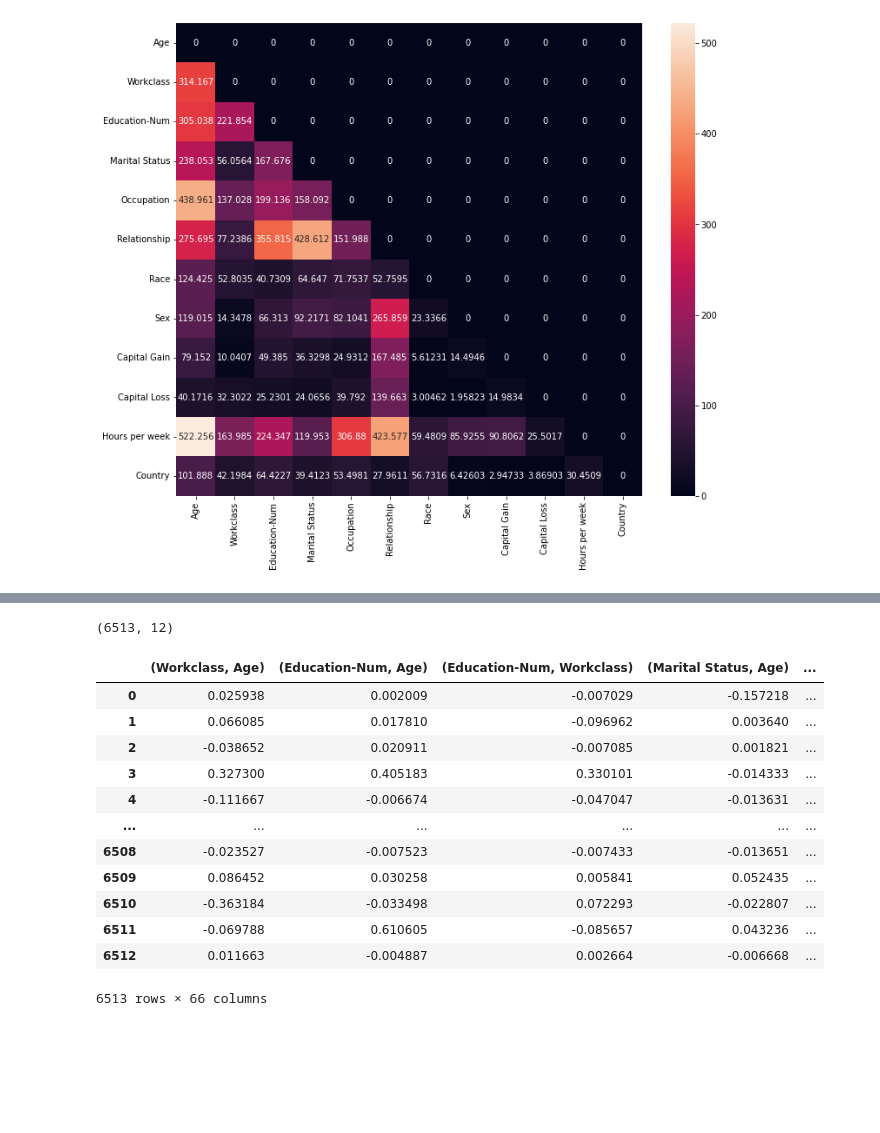
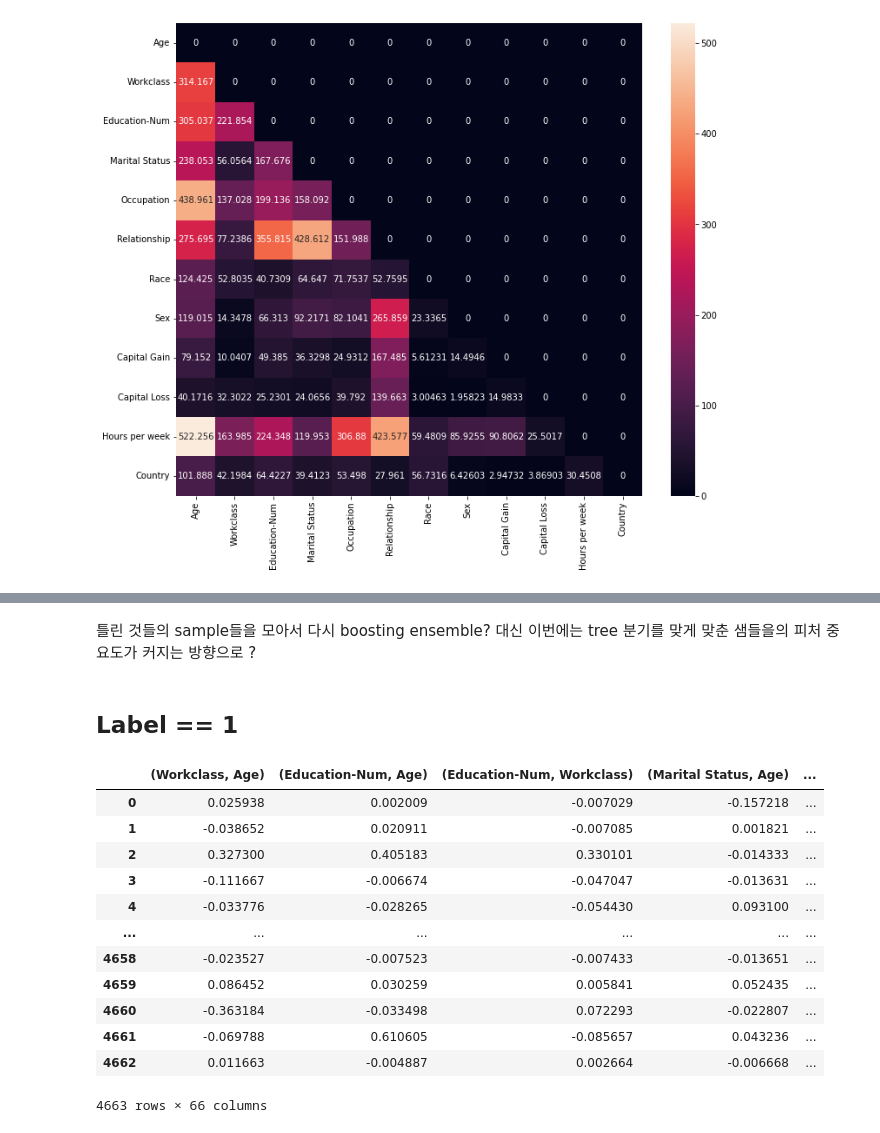
Before and after one commit to simonjisu/XAI2022Spring, a Jupyter notebook: notebooks/TestNotebook.ipynb, the cells around one changed output, grey strips where cells are left out. Saved outputs shown, nothing was run; the diff lists cells and outputs as text; code cells hidden in the pictures; blank space fills up the shorter version.

```diff
--- a/notebooks/TestNotebook.ipynb
+++ b/notebooks/TestNotebook.ipynb
@@ -131,6 +117,6 @@ shap.force_plot(explainer.expected_value, shap_values[i], X_display.iloc[i, :])
 # %% [markdown]
 calculate all shap values + shape interaction values
 # %%
-shap_values = shap.TreeExplainer(model).shap_values(X_test)
-shap_interaction_values = shap.TreeExplainer(model).shap_interaction_values(X_test)
-print(np.unique(y_test, return_counts=True))
+explainer = shap.TreeExplainer(model)
+shap_values = explainer(X_test)
+shap_interaction_values = explainer.shap_interaction_values(X_test)
@@ -165,0 +194,10 @@ plt.show()
+# %%
+# shap_values
+label = 0
+data_true = shap_dict['data'][('correct', label)]
+sv_true = shap_dict['shap'][('correct', label)]
+siv_true = shap_dict['shap_interaction'][('correct', label)]
+
+data_false = shap_dict['data'][('incorrect', label)]
+sv_false = shap_dict['shap'][('incorrect', label)]
+siv_false = shap_dict['shap_interaction'][('incorrect', label)]
@@ -165,0 +258,10 @@ plt.show()
+# %%
+def batch_tril_indexing(A, dim=1, cols=None):
+    rt_pd = False if cols is None else True
+    k = A.shape[dim]
+    r, c = np.tril_indices(k, -1)
+    if rt_pd:
+        cs = list(zip(*(cols[r], cols[c])))
+        return pd.DataFrame(A[:, r, c], columns=cs)
+    else:
+        return A[:, r, c]
@@ -166,3 +323,7 @@ plt.show()
+# %% [markdown]
+틀린 것들의 sample들을 모아서 다시 boosting ensemble? 대신 이번에는 tree 분기를 맞게 맞춘 샘들을의 피처 중요도가 커지는 방향으로 ?
+# %% [markdown]
+## Label == 1
 # %%
 def batch_tril_indexing(A, dim=1, cols=None):
     rt_pd = False if cols is None else True
@@ -173,24 +334,20 @@ def batch_tril_indexing(A, dim=1, cols=None):
         return pd.DataFrame(A[:, r, c], columns=cs)
     else:
         return A[:, r, c]
-# %%
-shap_values.shape
-# %% [output]
-(6513, 12)
 # %%
-siv_dense = batch_tril_indexing(siv, dim=1, cols=X_test.columns)
-siv_dense
+siv_true_dense = batch_tril_indexing(siv_true, dim=1, cols=X_test.columns)
+siv_true_dense
 # %% [output]
 |  | (Workclass, Age) | (Education-Num, Age) | (Education-Num, Workclass) | (Marital Status, Age) | ... |
 | 0 | 0.025938 | 0.002009 | -0.007029 | -0.157218 | ... |
-| 1 | 0.066085 | 0.017810 | -0.096962 | 0.003640 | ... |
-| 2 | -0.038652 | 0.020911 | -0.007085 | 0.001821 | ... |
-| 3 | 0.327300 | 0.405183 | 0.330101 | -0.014333 | ... |
-| 4 | -0.111667 | -0.006674 | -0.047047 | -0.013631 | ... |
+| 1 | -0.038652 | 0.020911 | -0.007085 | 0.001821 | ... |
+| 2 | 0.327300 | 0.405183 | 0.330101 | -0.014333 | ... |
+| 3 | -0.111667 | -0.006674 | -0.047047 | -0.013631 | ... |
+| 4 | -0.033776 | -0.028265 | -0.054430 | 0.093100 | ... |
 | ... | ... | ... | ... | ... | ... |
-| 6508 | -0.023527 | -0.007523 | -0.007433 | -0.013651 | ... |
-| 6509 | 0.086452 | 0.030258 | 0.005841 | 0.052435 | ... |
-| 6510 | -0.363184 | -0.033498 | 0.072293 | -0.022807 | ... |
-| 6511 | -0.069788 | 0.610605 | -0.085657 | 0.043236 | ... |
-| 6512 | 0.011663 | -0.004887 | 0.002664 | -0.006668 | ... |
+| 4658 | -0.023527 | -0.007523 | -0.007433 | -0.013651 | ... |
+| 4659 | 0.086452 | 0.030259 | 0.005841 | 0.052435 | ... |
+| 4660 | -0.363184 | -0.033498 | 0.072293 | -0.022807 | ... |
+| 4661 | -0.069788 | 0.610605 | -0.085657 | 0.043236 | ... |
+| 4662 | 0.011663 | -0.004887 | 0.002664 | -0.006668 | ... |
-6513 rows × 66 columns
+4663 rows × 66 columns
```
Also changed, not shown: parts of 30 cells of this notebook.
